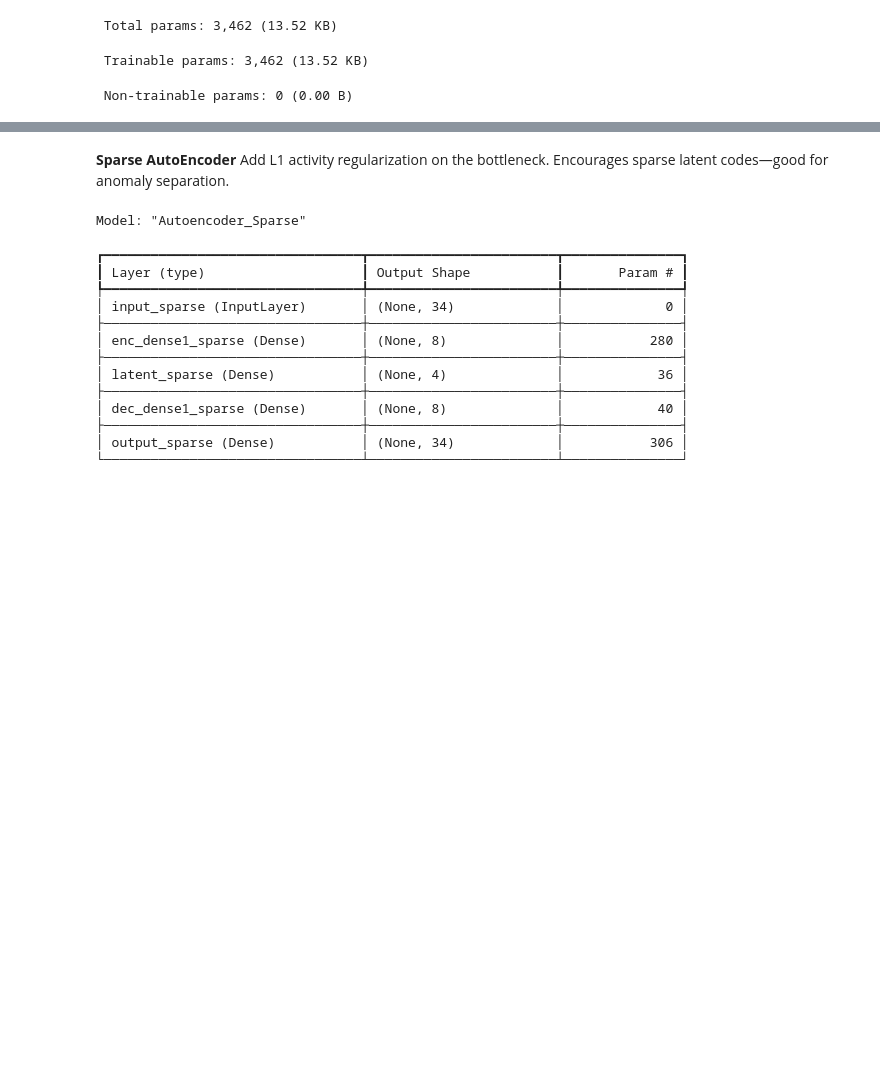
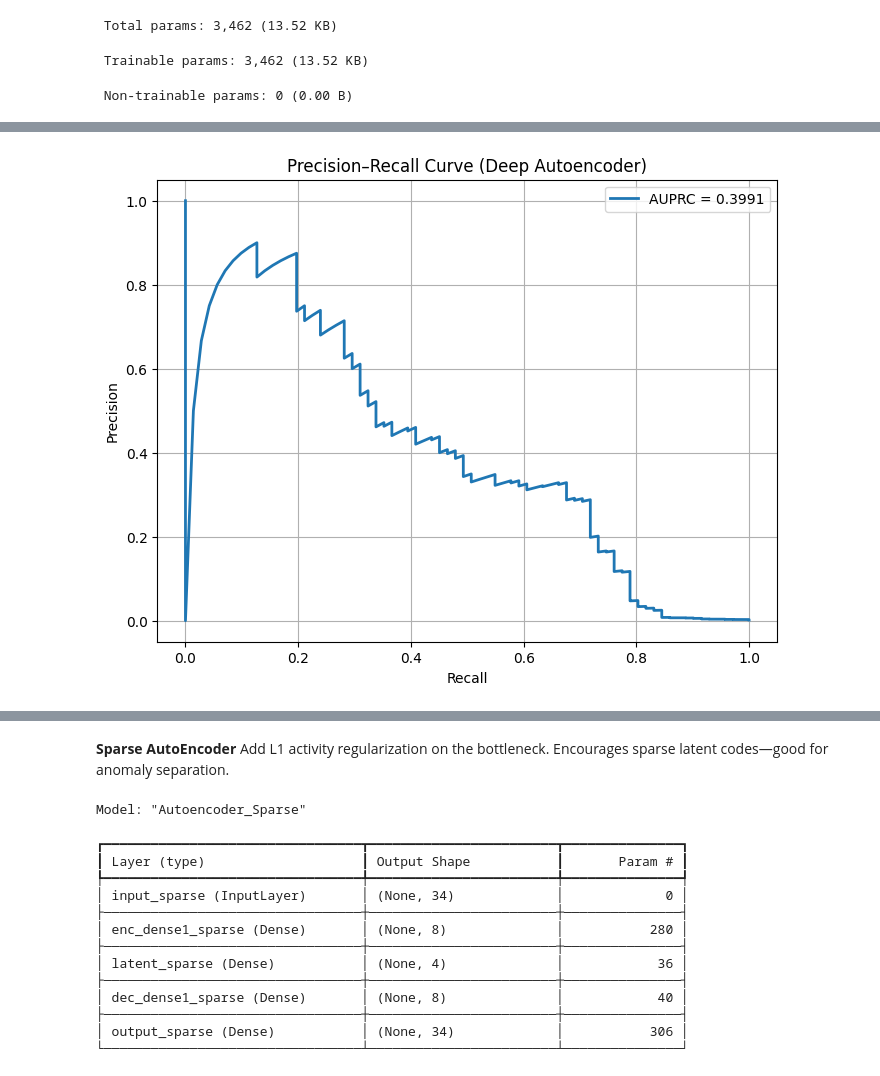
Before and after one commit to kanny789/ddo-data-dev, a Jupyter notebook: AutoEndoder_CC_Anomaly_Detection_Clean.ipynb, the cells around one changed output, grey strips where cells are left out. Saved outputs shown, nothing was run; the diff lists cells and outputs as text; code cells hidden in the pictures; blank space fills up the shorter version.

```diff
--- a/AutoEndoder_CC_Anomaly_Detection_Clean.ipynb
+++ b/AutoEndoder_CC_Anomaly_Detection_Clean.ipynb
@@ -538,0 +566,22 @@ F1: 0.3404255319148936
+# %%
+#precion recall curve
+import matplotlib.pyplot as plt
+from sklearn.metrics import precision_recall_curve, auc
+
+# Compute precision–recall values
+precision_deep, recall_deep, _ = precision_recall_curve(y_val, errors_deep)
+
+# Compute AUPRC
+auprc_deep = auc(recall_deep, precision_deep)
+
+# Plot PR curve
+plt.figure(figsize=(8, 6))
+plt.plot(recall_deep, precision_deep, label=f'AUPRC = {auprc_deep:.4f}', linewidth=2)
+plt.xlabel('Recall')
+plt.ylabel('Precision')
+plt.title('Precision–Recall Curve (Deep Autoencoder)')
+plt.legend()
+plt.grid(True)
+plt.show()
+# %% [output]
+[figure, added]
```
Also changed, not shown: parts of 6 cells of this notebook.
